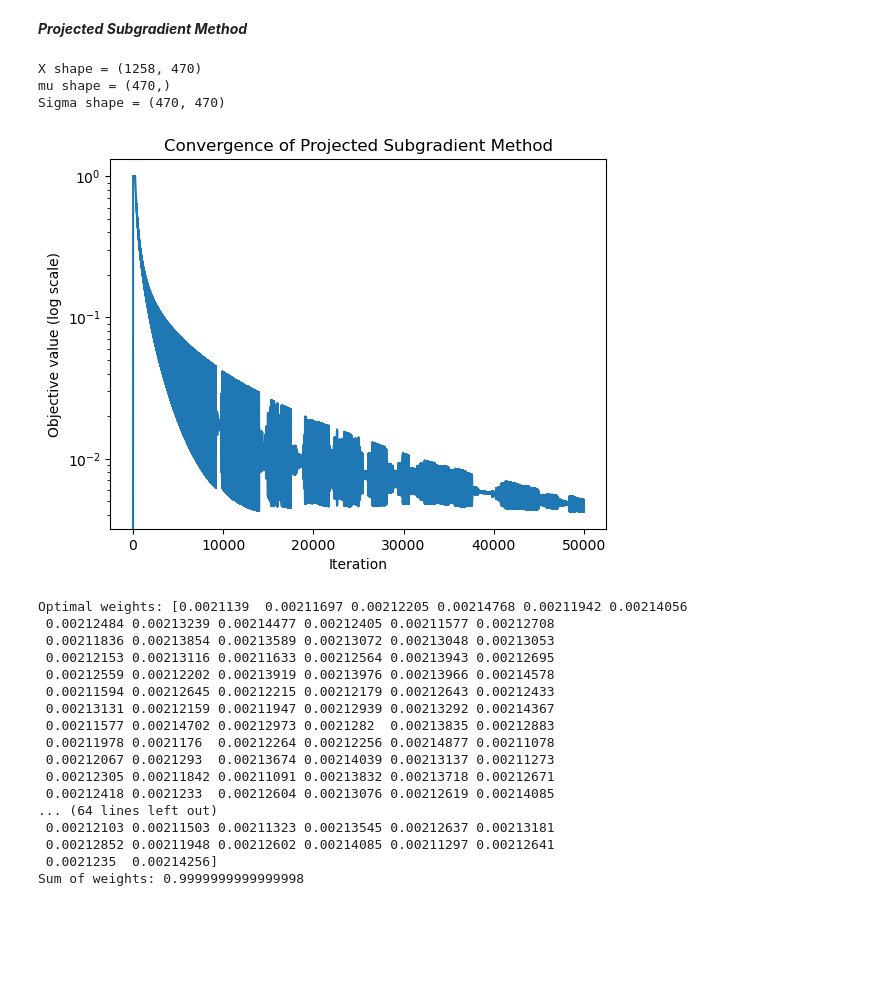
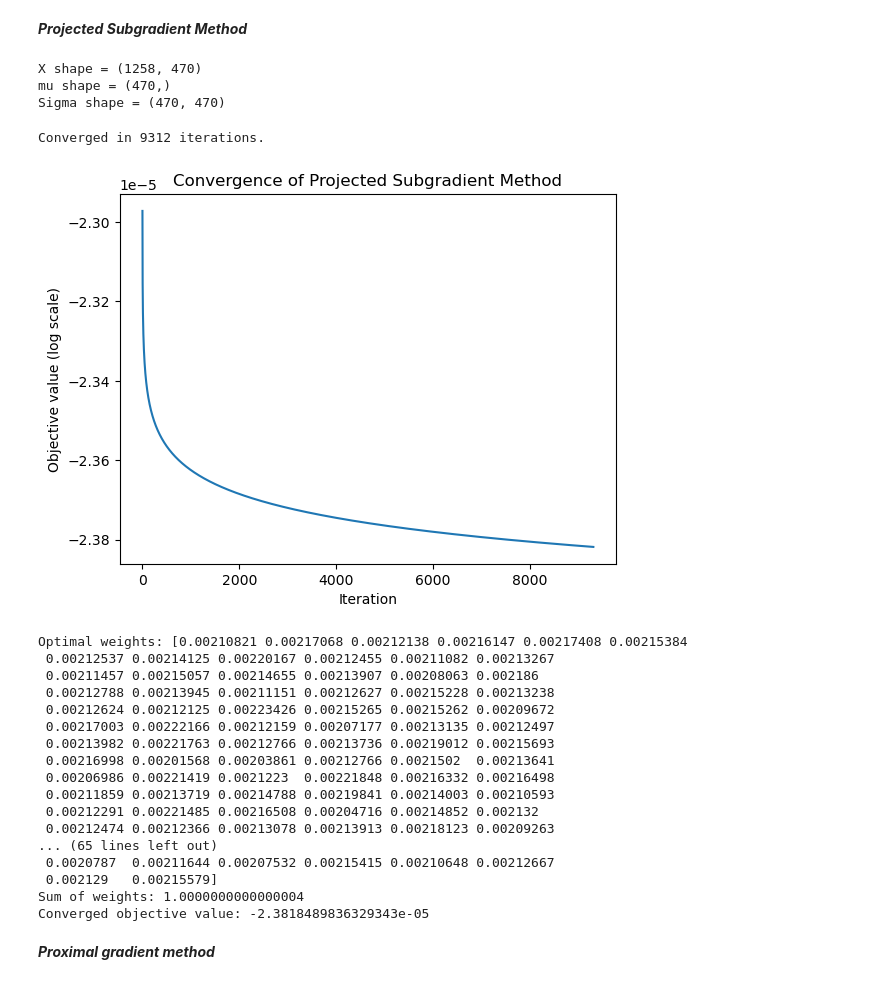
Before and after one commit to Edouard1000/Projet_opti, a Jupyter notebook: notebook.ipynb, the cells around one changed output. Cells and saved outputs as stored; diff of their text form; code cells hidden in the pictures; blank space fills up the shorter version.

```diff
--- a/notebook.ipynb
+++ b/notebook.ipynb
@@ -71,12 +71,12 @@ def sign(v):
     return result
 
 
-def obj_f_nonSmooth(w, wprev, Sigma, mu, lam, c=0.0):
+def obj_f_nonSmooth(w, wprev, Sigma, mu, lam, c):
 
     return 0.5 * w.T @ Sigma @ w -lam * (mu @ w) + \
             c * np.sum(np.abs(w - wprev))
 
-def projected_subgradient_method(lam, c, Sigma, mu, wprev, alpha0=1, max_iter=50000, tol= 1e-8, plot=False):
+def projected_subgradient_method(lam, c, Sigma, mu, wprev, alpha0=0.1, max_iter=50000, tol= 1e-8, plot=False):
 
     w = wprev
     k = 0
@@ -106,7 +106,7 @@ def projected_subgradient_method(lam, c, Sigma, mu, wprev, alpha0=1, max_iter=50
         plt.plot(obj_values)
         plt.xlabel("Iteration")
 
-        plt.yscale("log")
+       # plt.yscale("log")
         plt.ylabel("Objective value (log scale)")
         plt.title("Convergence of Projected Subgradient Method")
         plt.show()
@@ -115,31 +115,35 @@ def projected_subgradient_method(lam, c, Sigma, mu, wprev, alpha0=1, max_iter=50
 # %%
 X, mu, Sigma = read_data(verbose=True)
 lam = 0.1
-c = 1
+c = 0.000001
 wprev = np.ones(X.shape[1]) / X.shape[1]
 
 w = projected_subgradient_method(lam, c, Sigma, mu, wprev, tol= 1e-8, plot=True)
 print("Optimal weights:", w)
 print("Sum of weights:", np.sum(w))
+print("Converged objective value:", obj_f_nonSmooth(w, wprev, Sigma, mu, lam, c))
 # %% [output]
 X shape = (1258, 470)
 mu shape = (470,)
 Sigma shape = (470, 470)
+Converged in 9312 iterations.
-[figure, old version]
+[figure, new version]
-Optimal weights: [0.0021139  0.00211697 0.00212205 0.00214768 0.00211942 0.00214056
- 0.00212484 0.00213239 0.00214477 0.00212405 0.00211577 0.00212708
- 0.00211836 0.00213854 0.00213589 0.00213072 0.00213048 0.00213053
- 0.00212153 0.00213116 0.00211633 0.00212564 0.00213943 0.00212695
- 0.00212559 0.00212202 0.00213919 0.00213976 0.00213966 0.00214578
- 0.00211594 0.00212645 0.00212215 0.00212179 0.00212643 0.00212433
- 0.00213131 0.00212159 0.00211947 0.00212939 0.00213292 0.00214367
- 0.00211577 0.00214702 0.00212973 0.0021282  0.00213835 0.00212883
- 0.00211978 0.0021176  0.00212264 0.00212256 0.00214877 0.00211078
- 0.00212067 0.0021293  0.00213674 0.00214039 0.00213137 0.00211273
- 0.00212305 0.00211842 0.00211091 0.00213832 0.00213718 0.00212671
- 0.00212418 0.0021233  0.00212604 0.00213076 0.00212619 0.00214085
-... (64 lines left out)
- 0.00212103 0.00211503 0.00211323 0.00213545 0.00212637 0.00213181
- 0.00212852 0.00211948 0.00212602 0.00214085 0.00211297 0.00212641
- 0.0021235  0.00214256]
-Sum of weights: 0.9999999999999998
+Optimal weights: [0.00210821 0.00217068 0.00212138 0.00216147 0.00217408 0.00215384
+ 0.00212537 0.00214125 0.00220167 0.00212455 0.00211082 0.00213267
+ 0.00211457 0.00215057 0.00214655 0.00213907 0.00208063 0.002186
+ 0.00212788 0.00213945 0.00211151 0.00212627 0.00215228 0.00213238
+ 0.00212624 0.00212125 0.00223426 0.00215265 0.00215262 0.00209672
+ 0.00217003 0.00222166 0.00212159 0.00207177 0.00213135 0.00212497
+ 0.00213982 0.00221763 0.00212766 0.00213736 0.00219012 0.00215693
+ 0.00216998 0.00201568 0.00203861 0.00212766 0.0021502  0.00213641
+ 0.00206986 0.00221419 0.0021223  0.00221848 0.00216332 0.00216498
+ 0.00211859 0.00213719 0.00214788 0.00219841 0.00214003 0.00210593
+ 0.00212291 0.00221485 0.00216508 0.00204716 0.00214852 0.002132
+ 0.00212474 0.00212366 0.00213078 0.00213913 0.00218123 0.00209263
+... (65 lines left out)
+ 0.0020787  0.00211644 0.00207532 0.00215415 0.00210648 0.00212667
+ 0.002129   0.00215579]
+Sum of weights: 1.0000000000000004
+Converged objective value: -2.3818489836329343e-05
+# %% [markdown]
+***Proximal gradient method***
```
Also changed, not shown: parts of 2 cells of this notebook.
